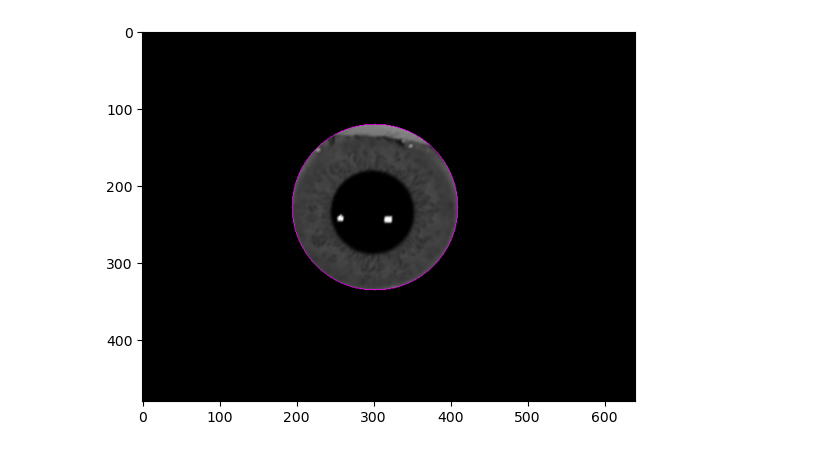
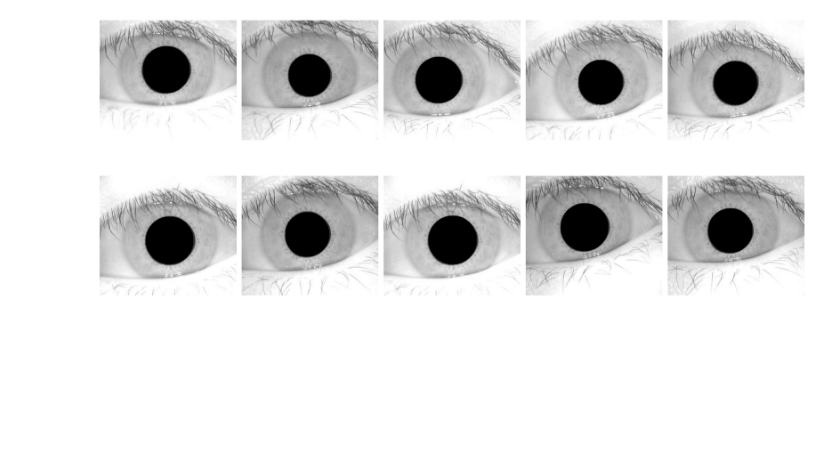
Before and after one commit to DavidAvallone/Iris-Detection-Research-Capstone, a Jupyter notebook: iris.ipynb, the cells around one changed output. Drawn from its saved outputs; the diff is of its cells as text; code cells hidden in the pictures; blank space fills up the shorter version.

Commit message:
got pupil detection to work

```diff
--- a/iris.ipynb
+++ b/iris.ipynb
@@ -81,13 +111,3 @@ def getIris(frame):
             resImgROI = resImg[y:y+h, x:x+w]
             return resImgROI
     return resImg
-# %%
-eyesList = os.listdir('archive/000')
-eye = getNewEye(eyesList)
-frame = cv2.imread("archive/000/"+eye)
-plt.imshow(frame)
-iris = frame.copy()
-output = getPupil(frame)
-iris = getIris(output)
-#plt.imshow(frame)
-plt.imshow(iris)
@@ -97,36 +114,28 @@ plt.imshow(iris)
-# %%
-img = cv2.imread("archive/000/S6000S00.jpg", cv2.IMREAD_COLOR) # 0 3 6 7 8 work
-
-# Convert to grayscale.
-gray = cv2.cvtColor(img, cv2.COLOR_BGR2GRAY)
-
-# Apply Hough transform on the blurred image.
-detected_circles = cv2.HoughCircles(gray, cv2.HOUGH_GRADIENT, 1,100, param1 = 50, param2 = 50, minRadius = 10, maxRadius = 115)
-# Draw circles that are detected.
-
-# This is used to make the background of the image black
-mask = np.zeros_like(img) # create empty black image with img size
-
-white_color    = (255, 255, 255)
-line_color     = (255,   0, 255)
-filled_circle  = -1
-line_thickness = 1
-
-if detected_circles is not None: # found a circle or more than one circle
-    detected_circles = np.uint16(np.around(detected_circles))  # <-- turn float to integer
-    max_radius_index = np.argmax(detected_circles[0, :, 2])
-    a, b, r = detected_circles[0, max_radius_index]
-
-    cv2.circle(img, (a, b), r, line_color, line_thickness)
-    # draw filled circle in white on black background as mask:
-    mask = cv2.circle(mask, (a, b), r, white_color, filled_circle)
-
-    # Apply mask to image
-    result = cv2.bitwise_and(img, mask)
-
-    plt.imshow(result)
-    plt.show()
-else:
-    print("Nothing Detected")
-# %% [output]
-[figure, removed]
+# %%
+# Path to the directory containing the images
+directory = 'CASIA-Iris-Interval/001/L/'
+
+# Get a list of all files in the directory
+eyesList = os.listdir(directory)
+
+# Create a figure to plot the images
+plt.figure(figsize=(20, 10))
+
+# Loop through each file in the directory
+for i in range(len(eyesList)-1):
+    eye = getNewEye(eyesList)
+    frame = cv2.imread("CASIA-Iris-Interval/001/L/"+eye)
+
+    # Get the pupil and iris
+    output = getPupil(frame)
+    iris = getIris(output)
+
+    # Plot the image
+    plt.subplot(2, 5, i + 1)
+    plt.imshow(output)
+    plt.axis("off")
+
+plt.tight_layout()
+plt.show()
+# %% [output]
+[figure, added]
```
Also changed, not shown: parts of 3 cells of this notebook, 1 other file.
